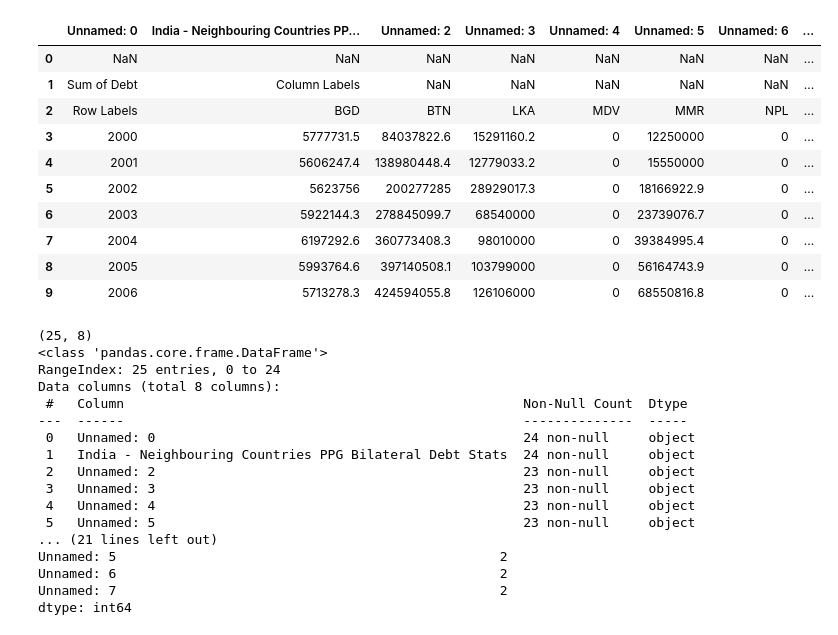
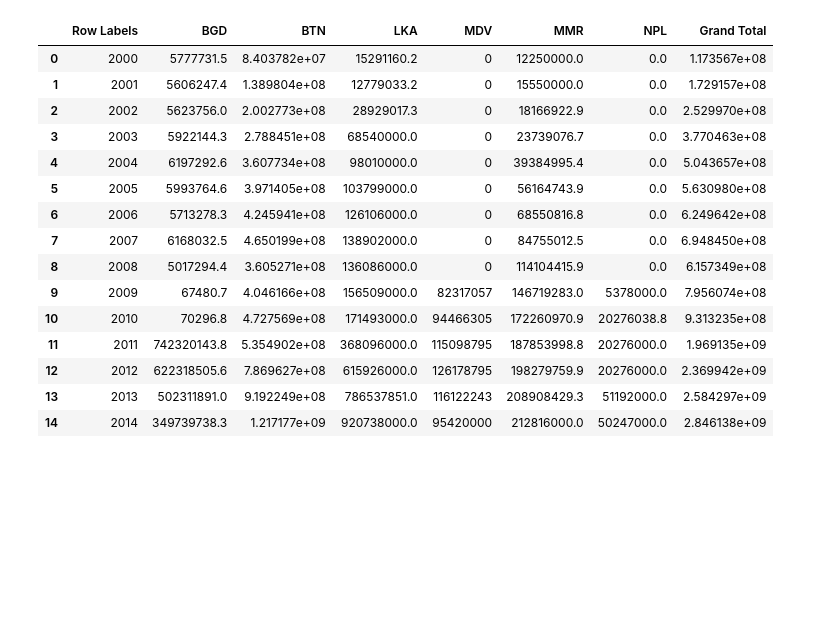
Before and after one commit to Codebyjanhvi/Bilateral-Debt, a Jupyter notebook: BilateralDebt_EDA.ipynb, the cells around one changed output. Saved outputs shown, nothing was run; the diff lists cells and outputs as text; code cells hidden in the pictures; blank space fills up the shorter version.

```diff
--- a/BilateralDebt_EDA.ipynb
+++ b/BilateralDebt_EDA.ipynb
@@ -31,45 +28,23 @@ df.head(10)
 # %%
-df = pd.read_excel(file_path, sheet_name="PPG Bilateral Debt")
-df.head(10)
+file_path = "/content/Book1.xlsx"
+df = pd.read_excel(file_path)
+
+
+df.head(15)
 # %% [output]
-|  | Unnamed: 0 | India - Neighbouring Countries PP... | Unnamed: 2 | Unnamed: 3 | Unnamed: 4 | Unnamed: 5 | Unnamed: 6 | ... |
-| 0 | NaN | NaN | NaN | NaN | NaN | NaN | NaN | ... |
-| 1 | Sum of Debt | Column Labels | NaN | NaN | NaN | NaN | NaN | ... |
-| 2 | Row Labels | BGD | BTN | LKA | MDV | MMR | NPL | ... |
-| 3 | 2000 | 5777731.5 | 84037822.6 | 15291160.2 | 0 | 12250000 | 0 | ... |
-| 4 | 2001 | 5606247.4 | 138980448.4 | 12779033.2 | 0 | 15550000 | 0 | ... |
-| 5 | 2002 | 5623756 | 200277285 | 28929017.3 | 0 | 18166922.9 | 0 | ... |
-| 6 | 2003 | 5922144.3 | 278845099.7 | 68540000 | 0 | 23739076.7 | 0 | ... |
-| 7 | 2004 | 6197292.6 | 360773408.3 | 98010000 | 0 | 39384995.4 | 0 | ... |
-| 8 | 2005 | 5993764.6 | 397140508.1 | 103799000 | 0 | 56164743.9 | 0 | ... |
-| 9 | 2006 | 5713278.3 | 424594055.8 | 126106000 | 0 | 68550816.8 | 0 | ... |
+|  | Row Labels | BGD | BTN | LKA | MDV | MMR | NPL | Grand Total |
+| 0 | 2000 | 5777731.5 | 8.403782e+07 | 15291160.2 | 0 | 12250000.0 | 0.0 | 1.173567e+08 |
+| 1 | 2001 | 5606247.4 | 1.389804e+08 | 12779033.2 | 0 | 15550000.0 | 0.0 | 1.729157e+08 |
+| 2 | 2002 | 5623756.0 | 2.002773e+08 | 28929017.3 | 0 | 18166922.9 | 0.0 | 2.529970e+08 |
+| 3 | 2003 | 5922144.3 | 2.788451e+08 | 68540000.0 | 0 | 23739076.7 | 0.0 | 3.770463e+08 |
+| 4 | 2004 | 6197292.6 | 3.607734e+08 | 98010000.0 | 0 | 39384995.4 | 0.0 | 5.043657e+08 |
+| 5 | 2005 | 5993764.6 | 3.971405e+08 | 103799000.0 | 0 | 56164743.9 | 0.0 | 5.630980e+08 |
+| 6 | 2006 | 5713278.3 | 4.245941e+08 | 126106000.0 | 0 | 68550816.8 | 0.0 | 6.249642e+08 |
+| 7 | 2007 | 6168032.5 | 4.650199e+08 | 138902000.0 | 0 | 84755012.5 | 0.0 | 6.948450e+08 |
+| 8 | 2008 | 5017294.4 | 3.605271e+08 | 136086000.0 | 0 | 114104415.9 | 0.0 | 6.157349e+08 |
+| 9 | 2009 | 67480.7 | 4.046166e+08 | 156509000.0 | 82317057 | 146719283.0 | 5378000.0 | 7.956074e+08 |
+| 10 | 2010 | 70296.8 | 4.727569e+08 | 171493000.0 | 94466305 | 172260970.9 | 20276038.8 | 9.313235e+08 |
+| 11 | 2011 | 742320143.8 | 5.354902e+08 | 368096000.0 | 115098795 | 187853998.8 | 20276000.0 | 1.969135e+09 |
+| 12 | 2012 | 622318505.6 | 7.869627e+08 | 615926000.0 | 126178795 | 198279759.9 | 20276000.0 | 2.369942e+09 |
+| 13 | 2013 | 502311891.0 | 9.192249e+08 | 786537851.0 | 116122243 | 208908429.3 | 51192000.0 | 2.584297e+09 |
+| 14 | 2014 | 349739738.3 | 1.217177e+09 | 920738000.0 | 95420000 | 212816000.0 | 50247000.0 | 2.846138e+09 |
-# %%
-# Shape of dataset
-print(df.shape)
-
-# Column info
-print(df.info())
-
-# Summary statistics
-print(df.describe())
-
-# Missing values check
-print(df.isnull().sum())
-# %% [output]
-(25, 8)
-<class 'pandas.core.frame.DataFrame'>
-RangeIndex: 25 entries, 0 to 24
-Data columns (total 8 columns):
- #   Column                                                   Non-Null Count  Dtype
----  ------                                                   --------------  -----
- 0   Unnamed: 0                                               24 non-null     object
- 1   India - Neighbouring Countries PPG Bilateral Debt Stats  24 non-null     object
- 2   Unnamed: 2                                               23 non-null     object
- 3   Unnamed: 3                                               23 non-null     object
- 4   Unnamed: 4                                               23 non-null     object
- 5   Unnamed: 5                                               23 non-null     object
-... (21 lines left out)
-Unnamed: 5                                                 2
-Unnamed: 6                                                 2
-Unnamed: 7                                                 2
-dtype: int64
```
Also changed, not shown: parts of 18 cells of this notebook.
